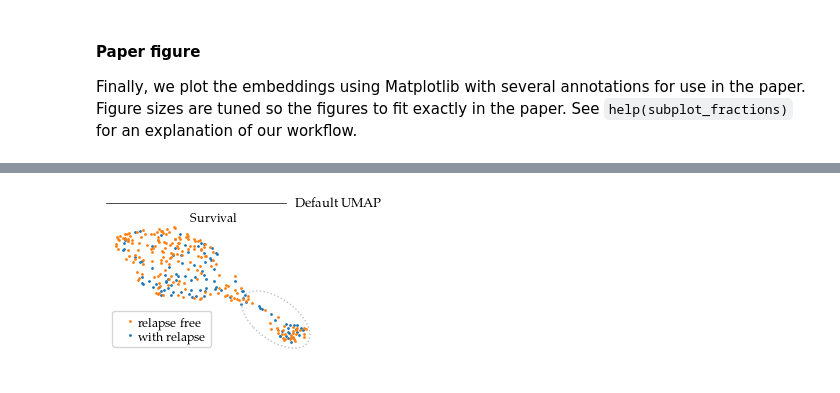
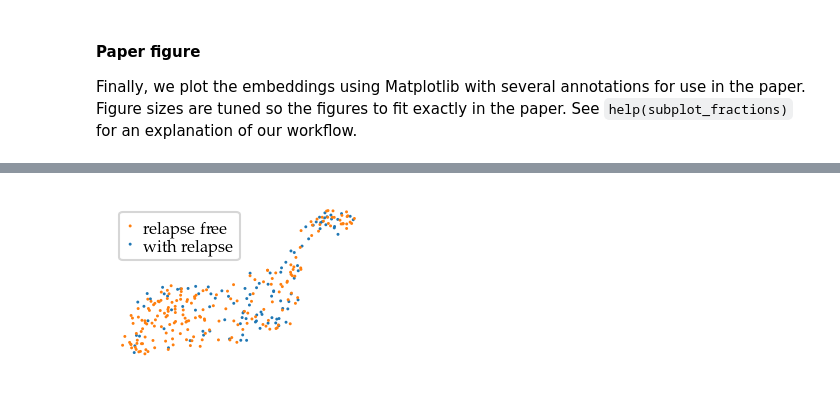
Before and after one commit to vda-lab/lensed_umap, a Jupyter notebook: notebooks/02_Case_NKI.ipynb, the cells around one changed output, grey strips where cells are left out. Cells and saved outputs as stored; diff of their text form; code cells hidden in the pictures.

Commit message:
change tile_components; update figures

```diff
--- a/notebooks/02_Case_NKI.ipynb
+++ b/notebooks/02_Case_NKI.ipynb
@@ -360,20 +333,16 @@ import pandas as pd
 from anndata import read_h5ad
 
 import matplotlib.pyplot as plt
-from matplotlib.lines import Line2D
-from matplotlib.patches import Ellipse, Rectangle
+from matplotlib.patches import Ellipse
 
 from lib.plotting import configure_matplotlib, subplot_fractions
 
 configure_matplotlib()
-df = read_h5ad('./data/generated/nki.h5ad')
+df = read_h5ad("./data/generated/nki.h5ad")
+cmap = highpassColors("Blues", 0.2)
 
-print(subplot_fractions(3, 2))
-base_width = 2.13611  # inch as shown in latex
-bar_width = 2.51598  # inch as shown in latex
-top = 0.837
-title_y = 0.83
-title_center = (base_width + bar_width) / 2 - base_width # inch
-title_width = 0.4 * 2.65215 # Same as in air_quality dataset!
-height = base_width * 0.618 / top
+base_frac, bar_frac = subplot_fractions(3, 1, 0.18)
+base_aspect = 0.618
+bar_aspect = base_frac * base_aspect / bar_frac
+print(base_frac, bar_frac)
 # %% [output]
@@ -383,51 +350,47 @@ Base relapse
 # %%
-fig = plt.figure(figsize=(base_width, height))
-plt.axis('off')
-plt.subplots_adjust(0, 0, 1, top)
-_title_center = 1+title_center/base_width
-fig.add_artist(Line2D(
-    [0, _title_center-title_width / 2 / base_width], [0.95, 0.95],
-    lw=0.5, color='k', transform=fig.transFigure
-))
-plt.text(0.5, title_y, 'Survival', fontsize=9, ha='center',
-         transform=plt.gcf().transFigure)
-plt.suptitle('Default UMAP', x=_title_center, fontsize=9.5)
+fig = sized_fig(base_frac, base_aspect)
+plt.axis("off")
+plt.subplots_adjust(0, 0, 1, 1)
 plt.scatter(
     df.obs.x_base[~df.obs.relapsed],
     df.obs.y_base[~df.obs.relapsed],
-    1,
+    2,
     color="tab:orange",
     label="relapse free",
+    edgecolors="none",
 )
 plt.scatter(
     df.obs.x_base[df.obs.relapsed],
     df.obs.y_base[df.obs.relapsed],
-    1,
+    2,
     color="tab:blue",
     label="with relapse",
-    zorder=0
+    edgecolors="none",
+    zorder=0,
 )
 l = plt.legend(
-    loc="lower left",
-    # title='Survival',
-    bbox_to_anchor=(0, 0),
-    handletextpad=-0.3,
+    loc="upper left",
+    bbox_to_anchor=(0, 1),
+    handletextpad=0.5,
+    handlelength=0.5,
     labelspacing=0.1,
+    borderpad=0.4,
 )
-plt.setp(l.get_texts(), va='center')
-plt.gca().add_patch(
-    Ellipse(
-        (8.1, 10.1),
-        4,
-        2,
-        angle=-60,
-        fill=False,
-        edgecolor='silver',
-        linestyle=":",
-        clip_on=False,
-    )
-)
-plt.savefig('figures/nki_base_survival.pdf', pad_inches=0)
+plt.setp(l.get_texts(), va="center")
+# plt.gca().add_patch(
+#     Ellipse(
+#         (0.84, 0.87),
+#         0.25,
+#         0.25,
+#         angle=10,
+#         fill=False,
+#         edgecolor="silver",
+#         linestyle=":",
+#         clip_on=False,
+#         transform=plt.gca().transAxes,
+#     )
+# )
+plt.savefig("figures/nki_base_survival.pdf", pad_inches=0)
 plt.show()
 # %% [output]
-[figure, old version]
+[figure, new version]
```
Also changed, not shown: parts of 46 cells of this notebook, 27 other files.
